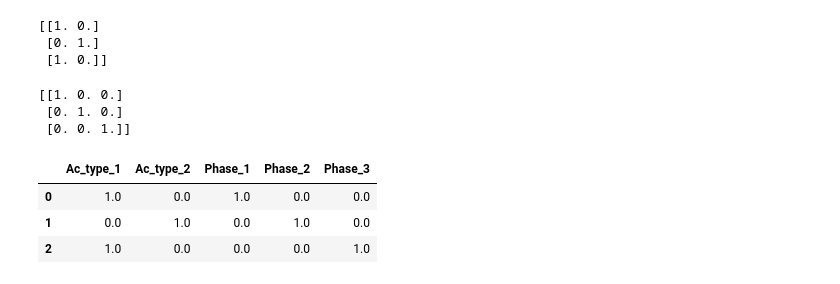
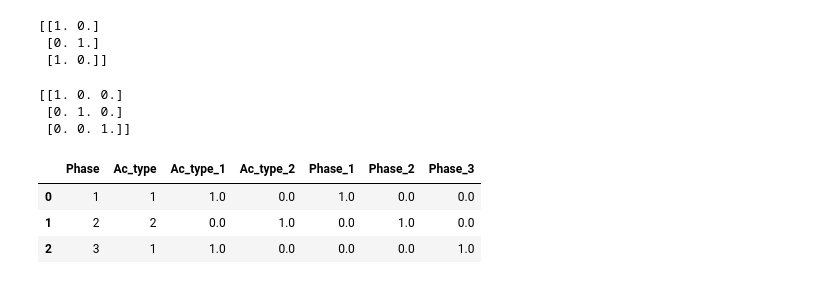
Before and after one commit to AnVuTrong/flight_prediction, a Jupyter notebook: notebook/notebook.ipynb, the cells around one changed output. Drawn from its saved outputs; the diff is of its cells as text; code cells hidden in the pictures.

```diff
--- a/notebook/notebook.ipynb
+++ b/notebook/notebook.ipynb
@@ -52,8 +52,8 @@ test
 ---
 # %%
 data = {
-	'Phase'  : [1, 2, 3],
-	'Ac_type': [1, 2, 1]
+	'Phase'  : [1, 2, 3, 2],
+	'Ac_type': [1, 2, 1, 1]
 }
 df = pd.DataFrame(data)
 df
@@ -64,0 +66,3 @@ df
+# %%
+df.drop(index=3, inplace=True)
+df
@@ -85,15 +94,15 @@ print(phase_encoded)
 # %%
 df = pd.concat(
 	[
 		df,
 		pd.DataFrame(ac_type_encoded, columns=encoders['ac_type'].get_feature_names_out(['Ac_type'])),
 		pd.DataFrame(phase_encoded, columns=encoders['phase'].get_feature_names_out(['Phase'])),
 	], axis=1
 )
-df = df.drop(['Ac_type', 'Phase'], axis=1)
+# df = df.drop(['Ac_type', 'Phase'], axis=1)
 df
 # %% [output]
-|  | Ac_type_1 | Ac_type_2 | Phase_1 | Phase_2 | Phase_3 |
-| 0 | 1.0 | 0.0 | 1.0 | 0.0 | 0.0 |
-| 1 | 0.0 | 1.0 | 0.0 | 1.0 | 0.0 |
-| 2 | 1.0 | 0.0 | 0.0 | 0.0 | 1.0 |
+|  | Phase | Ac_type | Ac_type_1 | Ac_type_2 | Phase_1 | Phase_2 | Phase_3 |
+| 0 | 1 | 1 | 1.0 | 0.0 | 1.0 | 0.0 | 0.0 |
+| 1 | 2 | 2 | 0.0 | 1.0 | 0.0 | 1.0 | 0.0 |
+| 2 | 3 | 1 | 1.0 | 0.0 | 0.0 | 0.0 | 1.0 |
```
Also changed, not shown: parts of 2 cells of this notebook, 4 other files.
